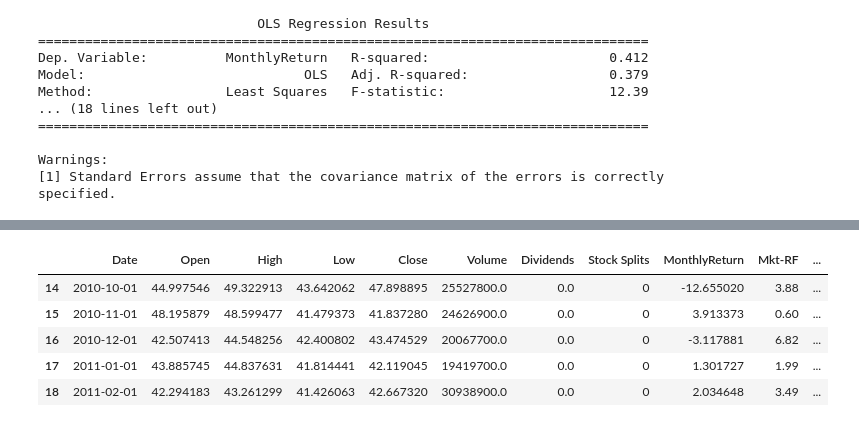
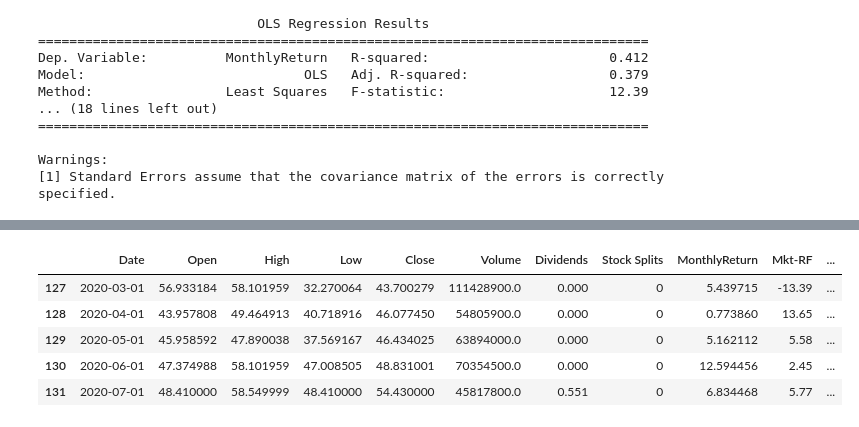
Before and after one commit to chrisliii/FINE-452, a Jupyter notebook: Fama_French.ipynb, the cells around one changed output, grey strips where cells are left out. Drawn from its saved outputs; the diff is of its cells as text; code cells hidden in the pictures.

```diff
--- a/Fama_French.ipynb
+++ b/Fama_French.ipynb
@@ -231,13 +246,16 @@ df_ticker_FF.head()
 # %%
 df_ticker_FF['AbsEpsilon'] = abs(df_ticker_FF.MonthlyReturn - df_ticker_FF.PredReturn)
+# RollingAvgEpsilon
+df_ticker_FF['RollingAvgEpsilon'] = df_ticker_FF.AbsEpsilon.rolling(20).mean()
+# CumAvgEpsilon
+for date in df_ticker_FF[df_ticker_FF.Date >= begin_date + relativedelta(months=12)].Date.tolist():
+  df_ticker_FF.loc[df_ticker_FF.Date == date, 'CumAvgEpsilon'] = df_ticker_FF[df_ticker_FF.Date <= date].AbsEpsilon.mean()
 
-df_ticker_FF['RollingEpsilon'] = df_ticker_FF.AbsEpsilon.rolling(20).mean()
-
-df_ticker_FF.head()
+df_ticker_FF.tail()
 # %% [output]
 |  | Date | Open | High | Low | Close | Volume | Dividends | Stock Splits | MonthlyReturn | Mkt-RF | ... |
-| 14 | 2010-10-01 | 44.997546 | 49.322913 | 43.642062 | 47.898895 | 25527800.0 | 0.0 | 0 | -12.655020 | 3.88 | ... |
-| 15 | 2010-11-01 | 48.195879 | 48.599477 | 41.479373 | 41.837280 | 24626900.0 | 0.0 | 0 | 3.913373 | 0.60 | ... |
-| 16 | 2010-12-01 | 42.507413 | 44.548256 | 42.400802 | 43.474529 | 20067700.0 | 0.0 | 0 | -3.117881 | 6.82 | ... |
-| 17 | 2011-01-01 | 43.885745 | 44.837631 | 41.814441 | 42.119045 | 19419700.0 | 0.0 | 0 | 1.301727 | 1.99 | ... |
-| 18 | 2011-02-01 | 42.294183 | 43.261299 | 41.426063 | 42.667320 | 30938900.0 | 0.0 | 0 | 2.034648 | 3.49 | ... |
+| 127 | 2020-03-01 | 56.933184 | 58.101959 | 32.270064 | 43.700279 | 111428900.0 | 0.000 | 0 | 5.439715 | -13.39 | ... |
+| 128 | 2020-04-01 | 43.957808 | 49.464913 | 40.718916 | 46.077450 | 54805900.0 | 0.000 | 0 | 0.773860 | 13.65 | ... |
+| 129 | 2020-05-01 | 45.958592 | 47.890038 | 37.569167 | 46.434025 | 63894000.0 | 0.000 | 0 | 5.162112 | 5.58 | ... |
+| 130 | 2020-06-01 | 47.374988 | 58.101959 | 47.008505 | 48.831001 | 70354500.0 | 0.000 | 0 | 12.594456 | 2.45 | ... |
+| 131 | 2020-07-01 | 48.410000 | 58.549999 | 48.410000 | 54.430000 | 45817800.0 | 0.551 | 0 | 6.834468 | 5.77 | ... |
```
Also changed, not shown: parts of 12 cells of this notebook.
